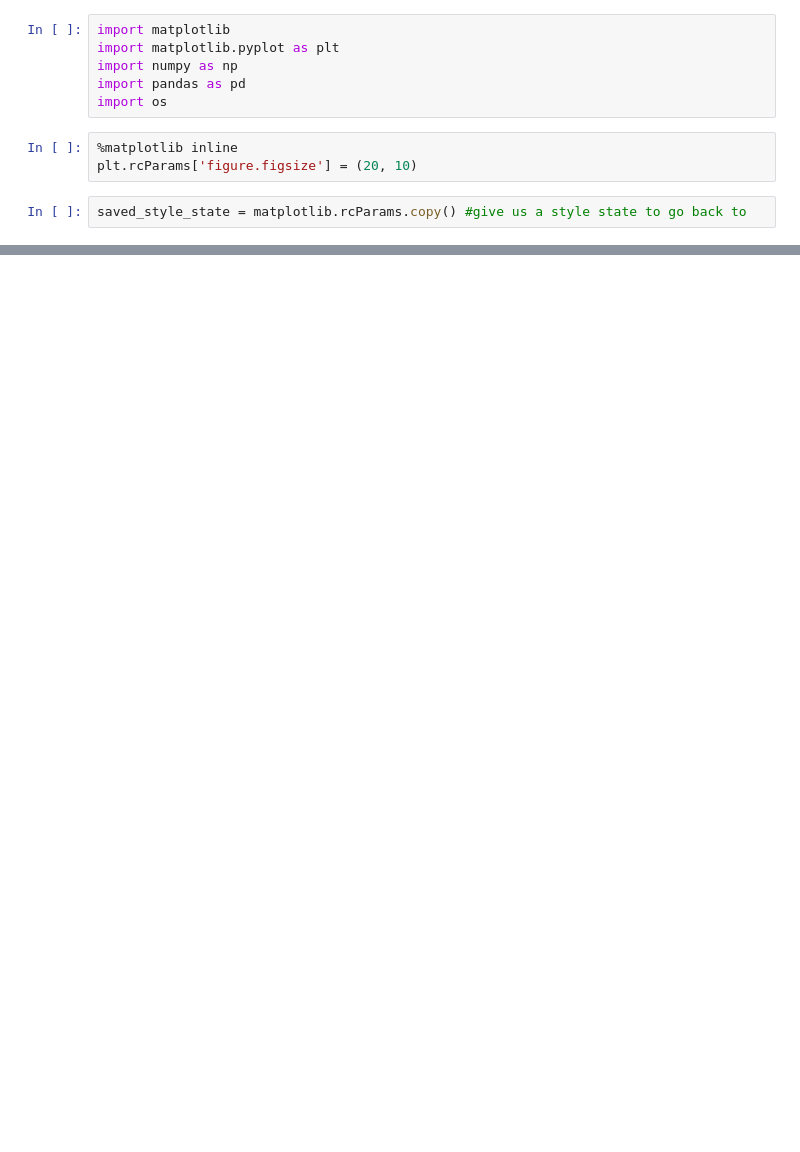
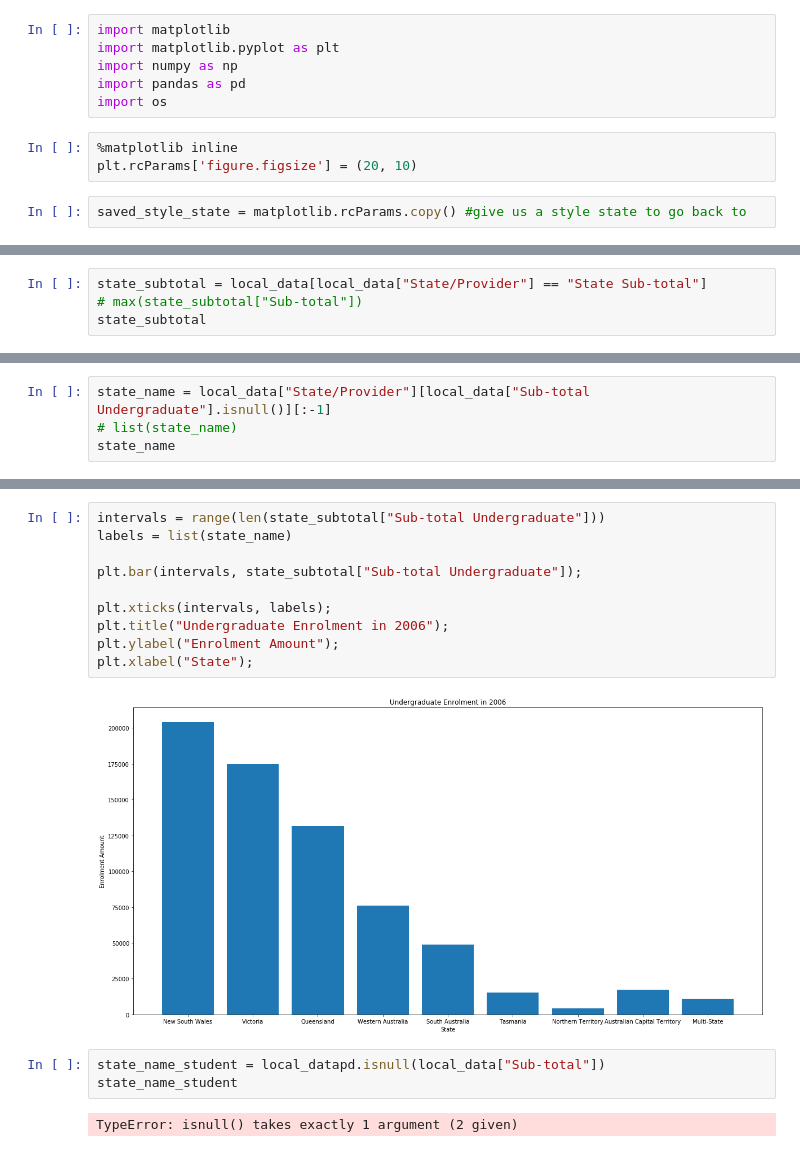
Before and after one commit to tomwyb/code1161base, a Jupyter notebook: week6/immunisation_table.ipynb, the cells around one changed output, grey strips where cells are left out. Drawn from its saved outputs; the diff is of its cells as text; blank space fills up the shorter version.

```diff
--- a/week6/immunisation_table.ipynb
+++ b/week6/immunisation_table.ipynb
@@ -43,0 +107,4 @@ imm_data.head(30)
+# %%
+state_subtotal = local_data[local_data["State/Provider"] == "State Sub-total"]
+# max(state_subtotal["Sub-total"])
+state_subtotal
@@ -43,0 +122,4 @@ imm_data.head(30)
+# %%
+state_name = local_data["State/Provider"][local_data["Sub-total Undergraduate"].isnull()][:-1]
+# list(state_name)
+state_name
@@ -43,0 +137,17 @@ imm_data.head(30)
+# %%
+intervals = range(len(state_subtotal["Sub-total Undergraduate"]))
+labels = list(state_name)
+
+plt.bar(intervals, state_subtotal["Sub-total Undergraduate"]);
+
+plt.xticks(intervals, labels);
+plt.title("Undergraduate Enrolment in 2006");
+plt.ylabel("Enrolment Amount");
+plt.xlabel("State");
+# %% [output]
+[figure, added]
+# %%
+state_name_student = local_datapd.isnull(local_data["Sub-total"])
+state_name_student
+# %% [output]
+TypeError: isnull() takes exactly 1 argument (2 given)
```
Also changed, not shown: parts of 12 cells of this notebook, 1 other file.
